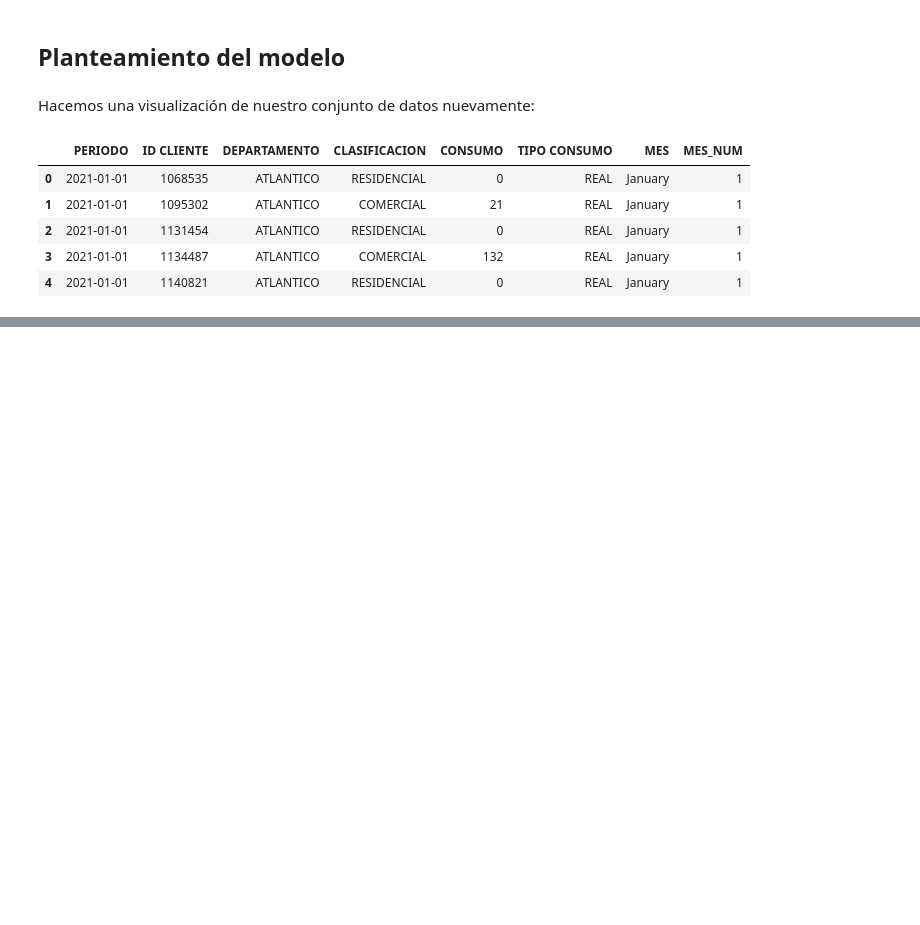
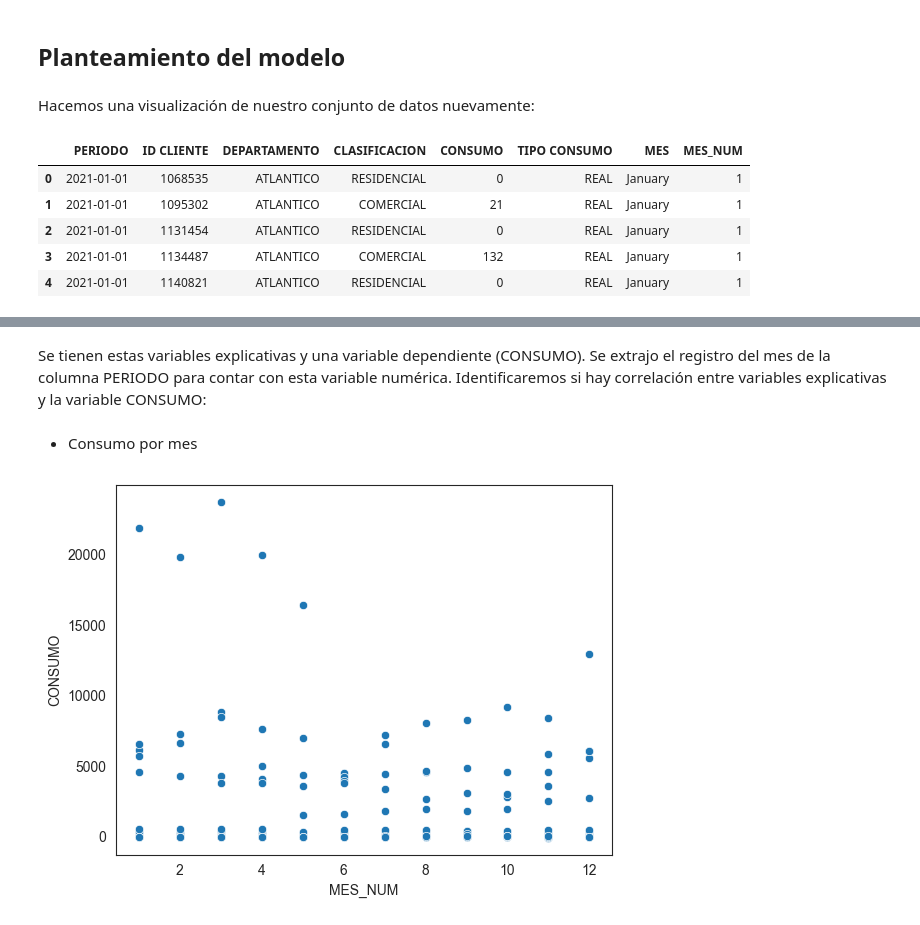
Before and after one commit to vanebertel/PRUEBA_GASES, a Jupyter notebook: _sources/notebooks.ipynb, the cells around one changed output, grey strips where cells are left out. Cells and saved outputs as stored; diff of their text form; code cells hidden in the pictures; blank space fills up the shorter version.

```diff
--- a/_sources/notebooks.ipynb
+++ b/_sources/notebooks.ipynb
@@ -334,0 +392,5 @@ DATOS.head()
+# %%
+IDs_a_filtrar = [1140821, 1131454, 1068535]
+DATOS = DATOS.drop(DATOS[DATOS['ID CLIENTE'].isin(IDs_a_filtrar)].index)
+DATOS=DATOS[['CONSUMO','DEPARTAMENTO','CLASIFICACION','TIPO CONSUMO','MES_NUM']]
+DATOS.head()
@@ -334,0 +404,9 @@ DATOS.head()
+# %% [markdown]
+Se tienen estas variables explicativas y una variable dependiente (CONSUMO). Se extrajo el registro del mes de la columna PERIODO para contar con esta variable numérica. Identificaremos si hay correlación entre variables explicativas y la variable CONSUMO:
+# %% [markdown]
+- Consumo por mes
+# %%
+sns.set_style("white")
+ax1 = sns.scatterplot(x="MES_NUM", y="CONSUMO", data=DATOS)
+# %% [output]
+[figure, added]
```
Also changed, not shown: parts of 11 cells of this notebook, 9 other files.
